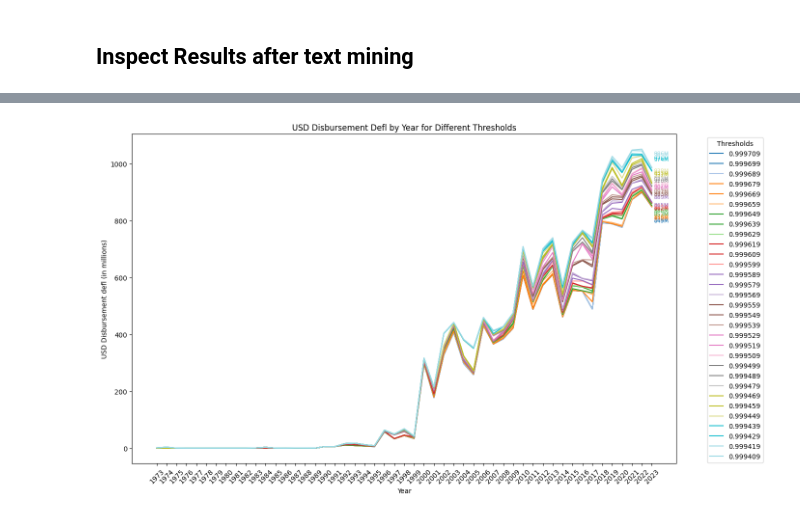
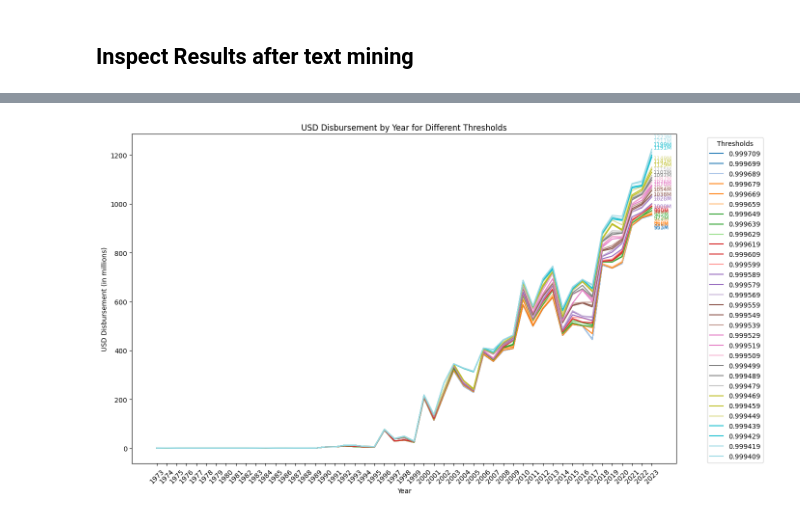
Before and after one commit to PARIS21-DATA/PRESS, a Jupyter notebook: notebooks/development/CRS_training_set_statistics.ipynb, the cells around one changed output, grey strips where cells are left out. Saved outputs shown, nothing was run; the diff lists cells and outputs as text; code cells hidden in the pictures.

Commit message:
change to updated parquet file, classify additional 2023 data

```diff
--- a/notebooks/development/CRS_training_set_statistics.ipynb
+++ b/notebooks/development/CRS_training_set_statistics.ipynb
@@ -432,8 +432,8 @@ plt.show()
 # %%
 import pandas as pd
 # Load the CRS data from feather file
-#crs = pd.read_feather("../../data/output/crs_predicted.feather")
-crs = pd.read_excel("../../data/output/final_results_wo_infosystem/press_1973-2023.xlsx")
+crs = pd.read_feather("../../data/output/crs_predicted.feather")
+#crs = pd.read_excel("../../data/output/final_results_wo_infosystem/press_1973-2023.xlsx")
 # %%
 # Make the histogram wider
 import matplotlib.pyplot as plt
@@ -478,7 +478,7 @@ def aggregate_by_threshold(df, thresholds):
         filtered_df = df[df['probability_is_statistics'] >= threshold]
 
         # Group by year and sum the usd_disbursement
-        aggregated = filtered_df.groupby('year')['usd_disbursement_defl'].sum().reset_index()
+        aggregated = filtered_df.groupby('year')['usd_disbursement'].sum().reset_index()
 
         # Add the threshold to the aggregated DataFrame
         aggregated['threshold'] = threshold
@@ -495,39 +495,39 @@ import matplotlib.pyplot as plt
 import matplotlib.cm as cm
 
 plt.figure(figsize=(14, 8))
 
 # Use a qualitative colormap for distinct colors
 cmap = plt.get_cmap('tab20', len(thresholds))
 colors = [cmap(i) for i in range(len(thresholds))]
 
 # To avoid overlap, stagger the annotation positions
 offsets = np.linspace(-50, 50, len(thresholds))
 
 for idx, threshold in enumerate(thresholds):
     threshold_data = aggregated_results[aggregated_results['threshold'] == threshold]
-    plt.plot(threshold_data['year'], threshold_data['usd_disbursement_defl'], label=f'{threshold}', color=colors[idx])
+    plt.plot(threshold_data['year'], threshold_data['usd_disbursement'], label=f'{threshold}', color=colors[idx])
     # Annotate the last year value to the right of the line
     if not threshold_data.empty:
         last_row = threshold_data.iloc[-1]
         plt.text(
             last_row['year'] + 0.2,  # Slightly to the right
-            last_row['usd_disbursement_defl'] + offsets[idx],  # Stagger vertically
-            f"{int(last_row['usd_disbursement_defl'])}M",  # Format as millions
+            last_row['usd_disbursement'] + offsets[idx],  # Stagger vertically
+            f"{int(last_row['usd_disbursement'])}M",  # Format as millions
             va='center',
             fontsize=8,
             color=colors[idx]
         )
 
-plt.title('USD Disbursement Defl by Year for Different Thresholds')
+plt.title('USD Disbursement by Year for Different Thresholds')
 plt.xlabel('Year')
-plt.ylabel('USD Disbursement defl (in millions)')
+plt.ylabel('USD Disbursement (in millions)')
 plt.xticks(threshold_data['year'].unique())
 plt.legend(title='Thresholds', bbox_to_anchor=(1.05, 1), loc='upper left', ncol=1)
 plt.xticks(rotation=45)
 plt.tight_layout()
 plt.show()
 # %% [output]
-[figure, old version]
+[figure, new version]
 # %%
 # Output CRS for 2023
 crs_2023 = crs[crs['year'] == 2023].copy()
```
Also changed, not shown: parts of 2 cells of this notebook, 3 other files.
